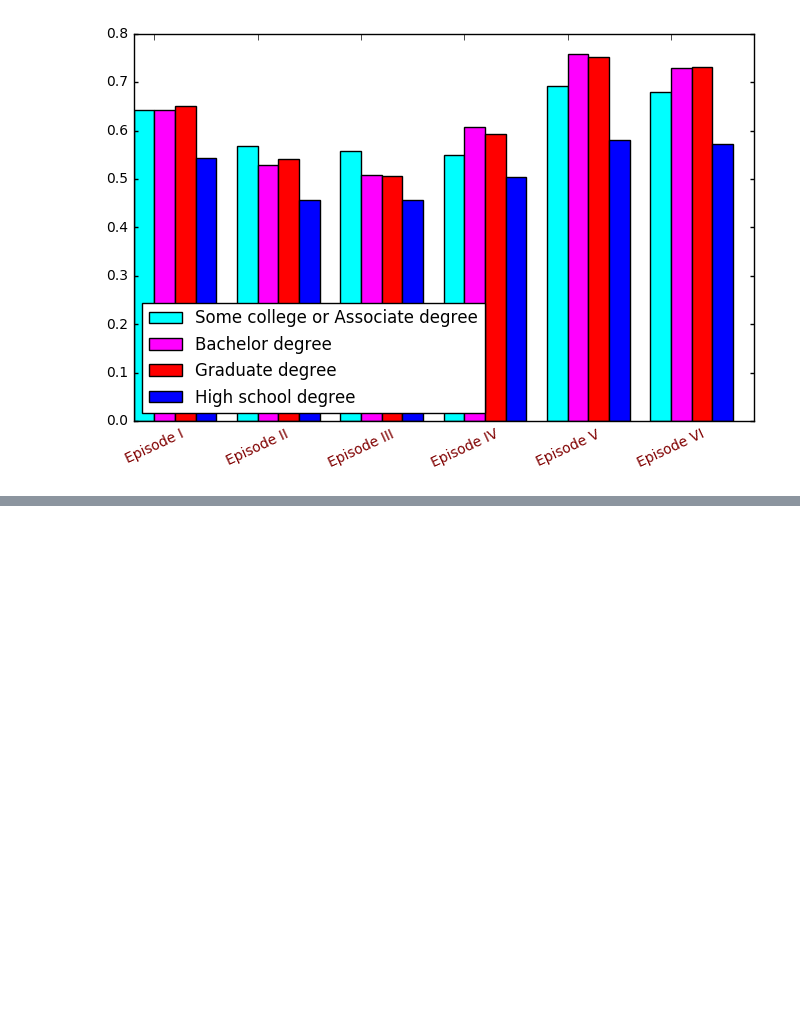
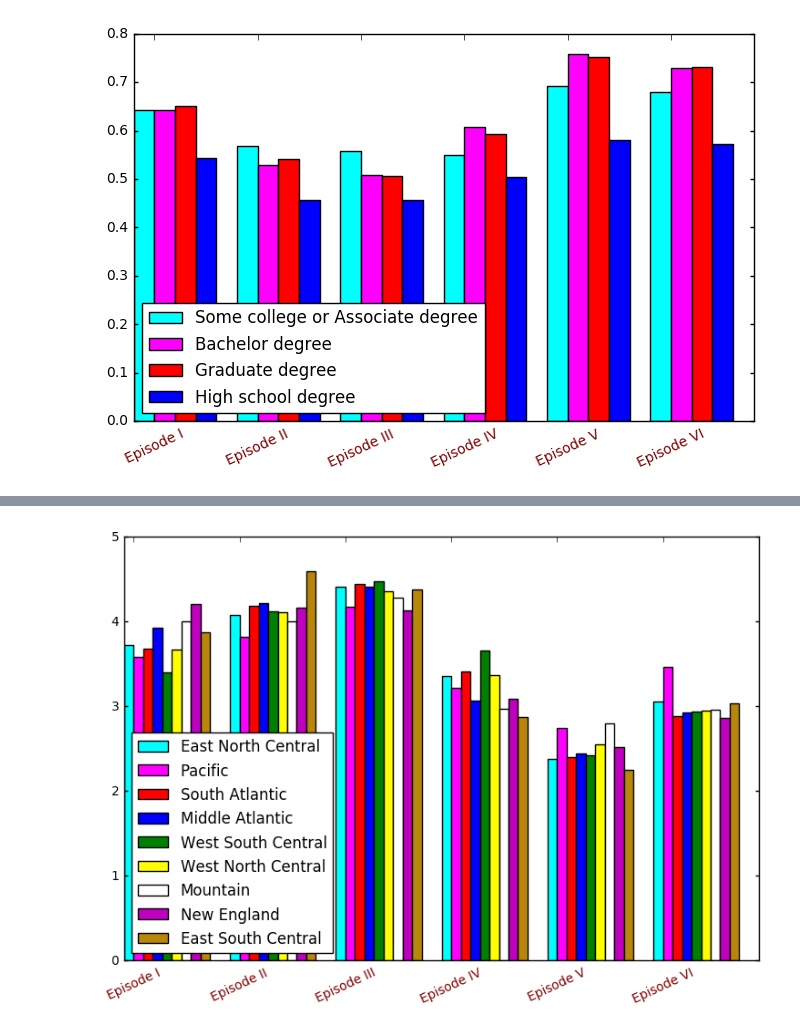
Before and after one commit to KiselevMaxim/data_explorer, a Jupyter notebook: StarWars-survey.ipynb, the cells around one changed output, grey strips where cells are left out. Drawn from its saved outputs; the diff is of its cells as text; code cells hidden in the pictures; blank space fills up the shorter version.

Commit message:
added location segment

```diff
--- a/StarWars-survey.ipynb
+++ b/StarWars-survey.ipynb
@@ -280,0 +301,32 @@ plt.show()
+# %%
+fld = "Location (Census Region)"
+East_North         = star_wars[star_wars[fld] == "East North Central"]
+Pacific            = star_wars[star_wars[fld] == "Pacific"]
+South_Atlantic     = star_wars[star_wars[fld] == "South Atlantic"]
+Middle_Atlantic    = star_wars[star_wars[fld] == "Middle Atlantic"]
+West_South_Central = star_wars[star_wars[fld] == "West South Central"]
+West_North_Central = star_wars[star_wars[fld] == "West North Central"]
+Mountain           = star_wars[star_wars[fld] == "Mountain"]
+New_England        = star_wars[star_wars[fld] == "New England"]
+East_South_Central = star_wars[star_wars[fld] == "East South Central"]
+# %%
+fig = plt.figure(figsize=(9, 6), dpi=80, facecolor='w', edgecolor='k')
+ax = fig.add_subplot(111)
+width = 0.09
+rects1 = ax.bar(np.arange(6),           East_North[East_North.columns[9:15]].mean(), width,  color = 'cyan')
+rects2 = ax.bar(np.arange(6) + width,   Pacific[Pacific.columns[9:15]].mean(), width, color = 'magenta')
+rects3 = ax.bar(np.arange(6) + 2*width, South_Atlantic[South_Atlantic.columns[9:15]].mean(), width, color = 'red')
+rects4 = ax.bar(np.arange(6) + 3*width, Middle_Atlantic[Middle_Atlantic.columns[9:15]].mean(), width, color = 'blue')
+rects5 = ax.bar(np.arange(6) + 4*width, West_South_Central[West_South_Central.columns[9:15]].mean(), width, color = 'green')
+rects6 = ax.bar(np.arange(6) + 5*width, West_North_Central[West_North_Central.columns[9:15]].mean(), width,  color = 'yellow')
+rects7 = ax.bar(np.arange(6) + 6*width, Mountain[Mountain.columns[9:15]].mean(), width, color = 'white')
+rects8 = ax.bar(np.arange(6) + 7*width, New_England[New_England.columns[9:15]].mean(), width, color = 'm')
+rects9 = ax.bar(np.arange(6) + 8*width, East_South_Central[East_South_Central.columns[9:15]].mean(), width, color = 'darkgoldenrod')
+
+cute_labels(ax)
+plt.legend((rects1[0], rects2[0], rects3[0], rects4[0], rects5[0], rects6[0], rects7[0], rects8[0], rects9[0], rects10[0]),
+           ('East North Central', 'Pacific', 'South Atlantic', 'Middle Atlantic', 'West South Central',
+           'West North Central', 'Mountain', 'New England', 'East South Central'), loc='lower left')
+plt.show()
+# %% [output]
+[figure, added]
```
Also changed, not shown: parts of 9 cells of this notebook.
